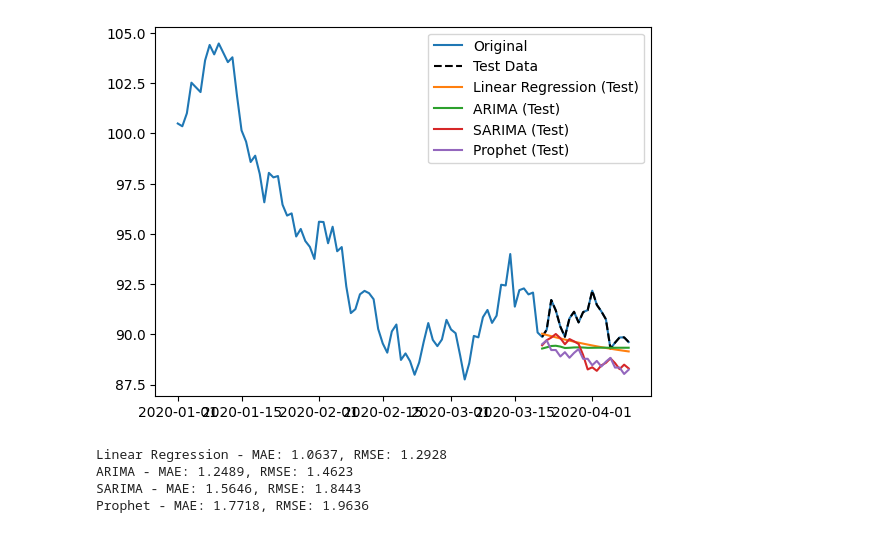
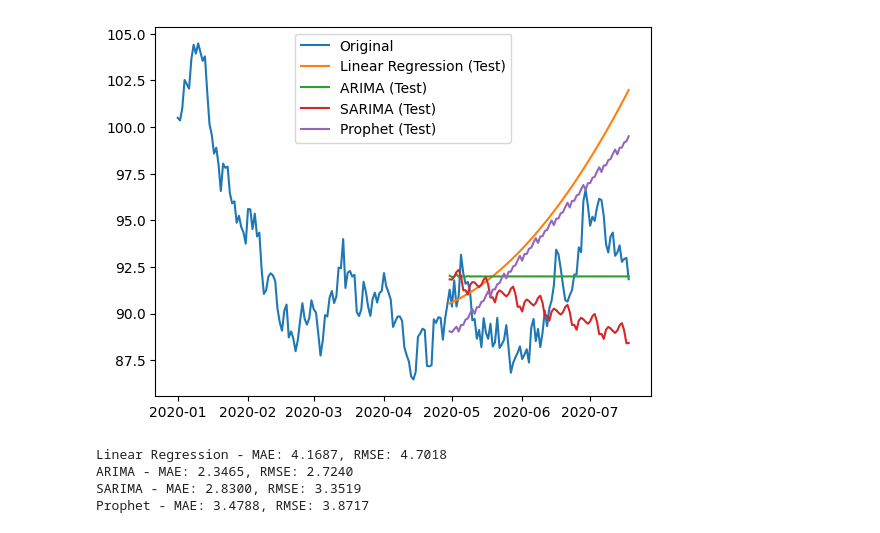
Before and after one commit to MizusakoSadanobu/time_series_analysis, a Jupyter notebook: model_comparison.ipynb, the cells around one changed output. Drawn from its saved outputs; the diff is of its cells as text; code cells hidden in the pictures.

```diff
--- a/model_comparison.ipynb
+++ b/model_comparison.ipynb
@@ -11,8 +11,8 @@ from sklearn.metrics import mean_absolute_error, mean_squared_error
 
 # データの準備
 np.random.seed(42)
-date_range = pd.date_range(start='2020-01-01', periods=100, freq='D')
-data = np.cumsum(np.random.randn(100)) + 100  # ランダムウォーク
+date_range = pd.date_range(start='2020-01-01', periods=200, freq='D')
+data = np.cumsum(np.random.randn(200)) + 100  # ランダムウォーク
 df = pd.DataFrame({'ds': date_range, 'y': data})
 
 # データをトレーニングとテストに分割
@@ -21,7 +21,7 @@ df['day'] = np.arange(len(df))
 
 X = df[['day']]
 y = df['diff']
-X_train, X_test, y_train, y_test = train_test_split(X, y, test_size=0.2, shuffle=False)
+X_train, X_test, y_train, y_test = train_test_split(X, y, test_size=0.4, shuffle=False)
 
 # 線形回帰で1階差を予測
 def linear_regression_forecast(df, future_steps):
@@ -86,8 +86,8 @@ def plot_forecasts(df, future_steps):
     # 元データのプロット
     plt.plot(df['ds'], df['y'], label='Original')
 
-    # テストデータをプロット
-    plt.plot(df['ds'].iloc[-len(y_test):], df['y'].iloc[-len(y_test):], label='Test Data', color='black', linestyle='dashed')
+    # # テストデータをプロット
+    # plt.plot(df['ds'].iloc[-len(y_test):], df['y'].iloc[-len(y_test):], label='Test Data', color='black', linestyle='dashed')
 
     # 線形回帰
     y_pred_lr, future_dates_lr, future_preds_lr = linear_regression_forecast(df, future_steps)
@@ -140,5 +140,5 @@ plot_forecasts(df, future_steps)
-[figure, old version]
+[figure, new version]
-Linear Regression - MAE: 1.0637, RMSE: 1.2928
-ARIMA - MAE: 1.2489, RMSE: 1.4623
-SARIMA - MAE: 1.5646, RMSE: 1.8443
-Prophet - MAE: 1.7718, RMSE: 1.9636
+Linear Regression - MAE: 4.1687, RMSE: 4.7018
+ARIMA - MAE: 2.3465, RMSE: 2.7240
+SARIMA - MAE: 2.8300, RMSE: 3.3519
+Prophet - MAE: 3.4788, RMSE: 3.8717
```
Also changed, not shown: parts of 1 cell of this notebook.
